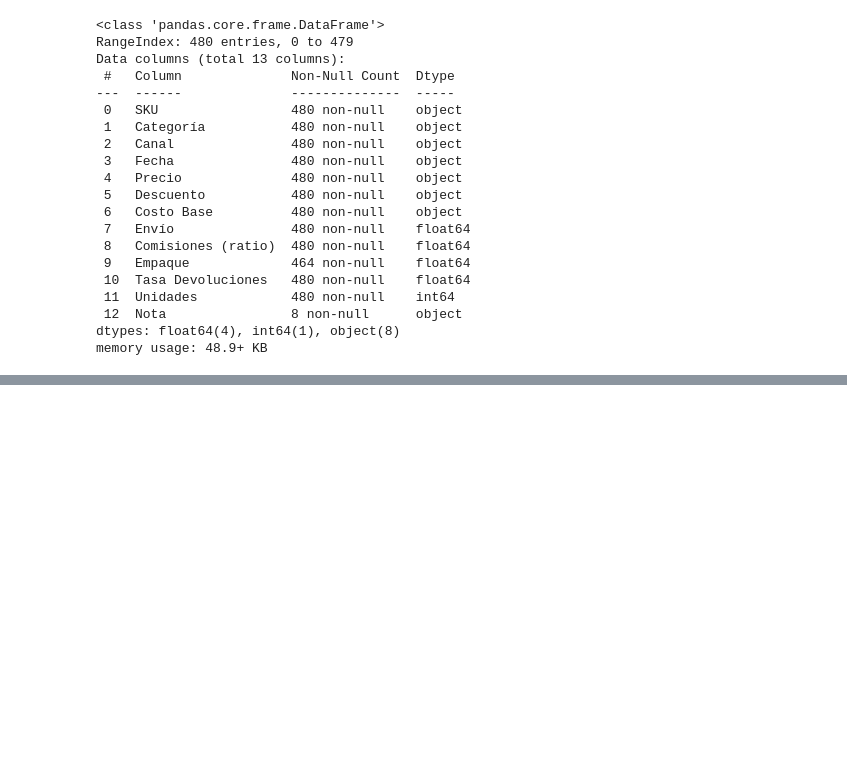
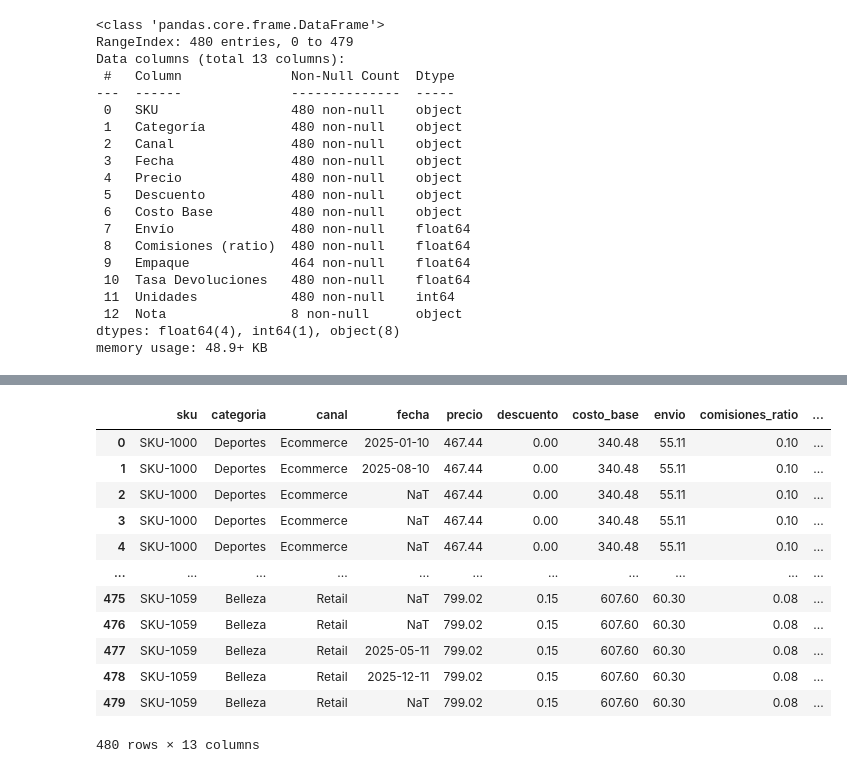
Before and after one commit to fttm-mdz/ANALISIS-PRECIOS-MARGENES-, a Jupyter notebook: notebooks/EDA.ipynb, the cells around one changed output, grey strips where cells are left out. Saved outputs shown, nothing was run; the diff lists cells and outputs as text; code cells hidden in the pictures; blank space fills up the shorter version.

```diff
--- a/notebooks/EDA.ipynb
+++ b/notebooks/EDA.ipynb
@@ -76,0 +125,31 @@ memory usage: 48.9+ KB
+# %%
+ventas_df["fecha"] = pd.to_datetime(
+    ventas_df["fecha"],
+    errors="coerce"
+)
+# %%
+cols_numericas = ["precio", "descuento", "costo_base"]
+
+for col in cols_numericas:
+    ventas_df[col] = (
+        ventas_df[col]
+        .astype(str)
+        .str.replace(r"[^\d.-]", "", regex=True)
+    )
+    ventas_df[col] = pd.to_numeric(ventas_df[col], errors="coerce")
+
+ventas_df
+# %% [output]
+|  | sku | categoria | canal | fecha | precio | descuento | costo_base | envio | comisiones_ratio | ... |
+| 0 | SKU-1000 | Deportes | Ecommerce | 2025-01-10 | 467.44 | 0.00 | 340.48 | 55.11 | 0.10 | ... |
+| 1 | SKU-1000 | Deportes | Ecommerce | 2025-08-10 | 467.44 | 0.00 | 340.48 | 55.11 | 0.10 | ... |
+| 2 | SKU-1000 | Deportes | Ecommerce | NaT | 467.44 | 0.00 | 340.48 | 55.11 | 0.10 | ... |
+| 3 | SKU-1000 | Deportes | Ecommerce | NaT | 467.44 | 0.00 | 340.48 | 55.11 | 0.10 | ... |
+| 4 | SKU-1000 | Deportes | Ecommerce | NaT | 467.44 | 0.00 | 340.48 | 55.11 | 0.10 | ... |
+| ... | ... | ... | ... | ... | ... | ... | ... | ... | ... | ... |
+| 475 | SKU-1059 | Belleza | Retail | NaT | 799.02 | 0.15 | 607.60 | 60.30 | 0.08 | ... |
+| 476 | SKU-1059 | Belleza | Retail | NaT | 799.02 | 0.15 | 607.60 | 60.30 | 0.08 | ... |
+| 477 | SKU-1059 | Belleza | Retail | 2025-05-11 | 799.02 | 0.15 | 607.60 | 60.30 | 0.08 | ... |
+| 478 | SKU-1059 | Belleza | Retail | 2025-12-11 | 799.02 | 0.15 | 607.60 | 60.30 | 0.08 | ... |
+| 479 | SKU-1059 | Belleza | Retail | NaT | 799.02 | 0.15 | 607.60 | 60.30 | 0.08 | ... |
+480 rows × 13 columns
```
Also changed, not shown: parts of 6 cells of this notebook.
